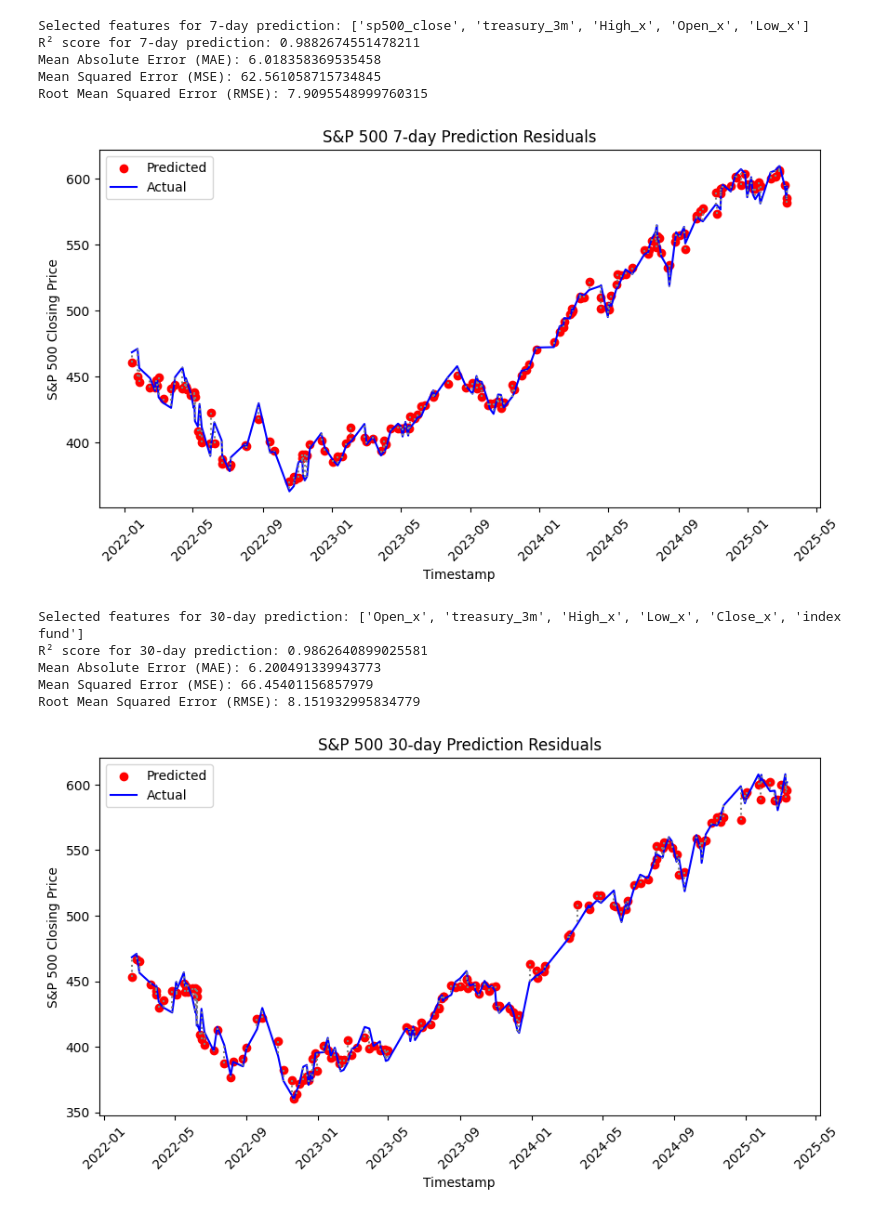
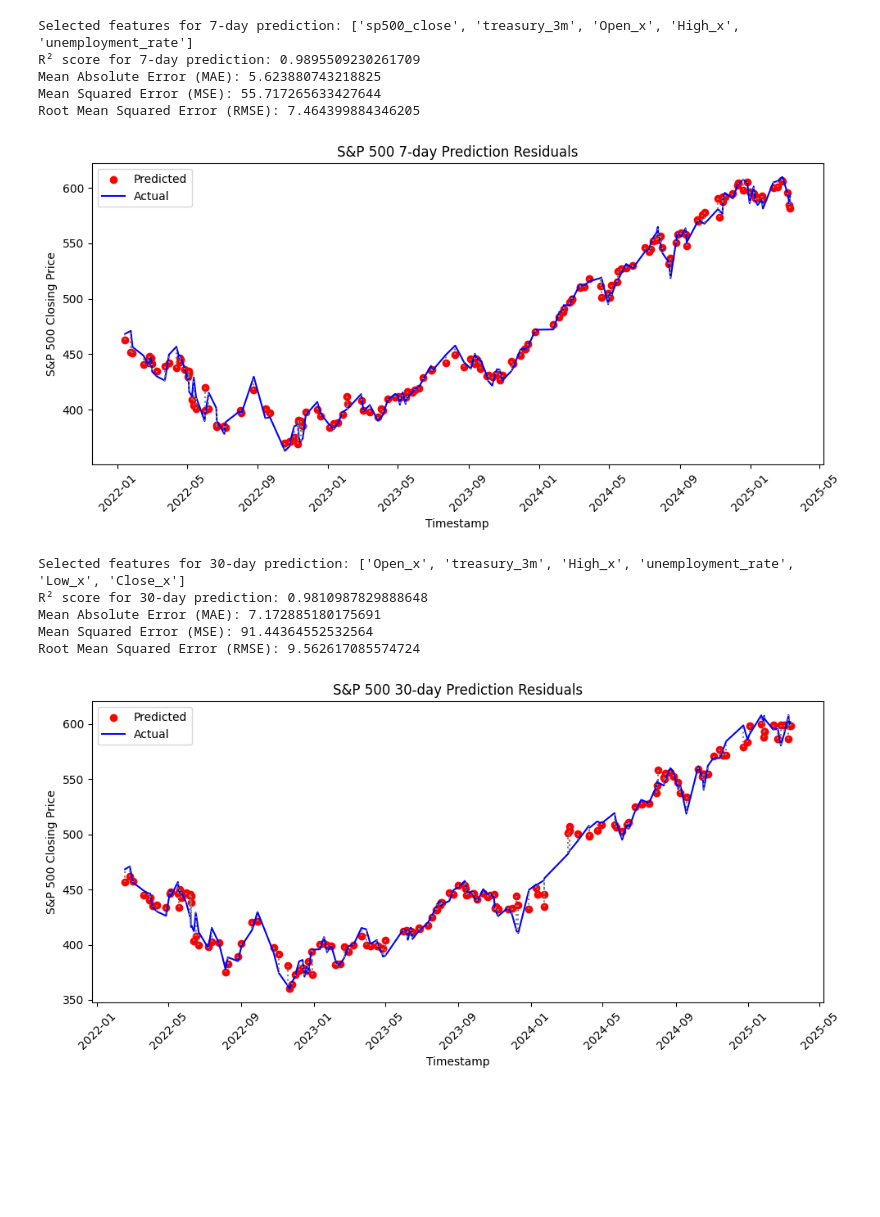
Before and after one commit to rasmuserlemann/publication_sp500_pred, a Jupyter notebook: random_forest.ipynb, the cells around one changed output. Cells and saved outputs as stored; diff of their text form; code cells hidden in the pictures; blank space fills up the shorter version.

```diff
--- a/random_forest.ipynb
+++ b/random_forest.ipynb
@@ -17,6 +17,9 @@ file_names = {
     "sp500": "sp500.csv",
     "treasury_3m": "treasury_3m.csv",
     "treasury_10y": "treasury_10y.csv",
+    "copper": "copper.csv",
+    "oil": "oil.csv",
+    "unemployment": "unemployment.csv"
 }
 
 # Load datasets
@@ -33,9 +36,18 @@ for key, file in file_names.items():
     else:
         print(f"File not found: {file_path}")
 
+# Standardize column names
+if "sp500" in data:
+    data["sp500"] = data["sp500"].rename(columns={"Close": "sp500_close"})
+if "copper" in data:
+    data["copper"] = data["copper"].rename(columns={"price": "copper_price"})
+if "oil" in data:
+    data["oil"] = data["oil"].rename(columns={"Close": "oil_close"})
+if "unemployment" in data:
+    data["unemployment"] = data["unemployment"].rename(columns={"Unemployment": "unemployment_rate"})
+
 # Merge datasets on timestamp
 sp500 = data["sp500"]
-sp500 = sp500.rename(columns={"Close": "sp500_close"})
 all_data = sp500[["timestamp", "sp500_close"]]
 
 for key, df in data.items():
@@ -94,42 +106,43 @@ for interval in prediction_intervals:
     rmse = np.sqrt(mse)
     results[interval] = {"R²": r2, "MAE": mae, "MSE": mse, "RMSE": rmse}
 
     print(f"R² score for {interval}-day prediction: {r2}")
     print(f"Mean Absolute Error (MAE): {mae}")
     print(f"Mean Squared Error (MSE): {mse}")
     print(f"Root Mean Squared Error (RMSE): {rmse}")
 
     # Sort values by timestamp for plotting
     sorted_indices = np.argsort(timestamps_test.values)
     timestamps_sorted = timestamps_test.values[sorted_indices]
     y_test_sorted = y_test.values[sorted_indices]
     y_pred_sorted = y_pred[sorted_indices]
 
     # Plot residuals
     plt.figure(figsize=(10, 5))
     plt.scatter(timestamps_sorted, y_pred_sorted, label="Predicted", color='red', marker='o')
     plt.plot(timestamps_sorted, y_test_sorted, label="Actual", color='blue')
     for i in range(len(timestamps_sorted)):
         plt.plot([timestamps_sorted[i], timestamps_sorted[i]], [y_pred_sorted[i], y_test_sorted[i]], color='gray', linestyle='dotted')
     plt.title(f"S&P 500 {interval}-day Prediction Residuals")
     plt.xlabel("Timestamp")
     plt.ylabel("S&P 500 Closing Price")
     plt.xticks(rotation=45)
     plt.legend()
+    plt.tight_layout()
     plt.show()
 
 # Output results
 print("Final results:", results)
 # %% [output]
-Selected features for 7-day prediction: ['sp500_close', 'treasury_3m', 'High_x', 'Open_x', 'Low_x']
-R² score for 7-day prediction: 0.9882674551478211
-Mean Absolute Error (MAE): 6.018358369535458
-Mean Squared Error (MSE): 62.561058715734845
-Root Mean Squared Error (RMSE): 7.9095548999760315
+Selected features for 7-day prediction: ['sp500_close', 'treasury_3m', 'Open_x', 'High_x', 'unemployment_rate']
+R² score for 7-day prediction: 0.9895509230261709
+Mean Absolute Error (MAE): 5.623880743218825
+Mean Squared Error (MSE): 55.717265633427644
+Root Mean Squared Error (RMSE): 7.464399884346205
-[figure, old version]
+[figure, new version]
-Selected features for 30-day prediction: ['Open_x', 'treasury_3m', 'High_x', 'Low_x', 'Close_x', 'index fund']
-R² score for 30-day prediction: 0.9862640899025581
-Mean Absolute Error (MAE): 6.200491339943773
-Mean Squared Error (MSE): 66.45401156857979
-Root Mean Squared Error (RMSE): 8.151932995834779
+Selected features for 30-day prediction: ['Open_x', 'treasury_3m', 'High_x', 'unemployment_rate', 'Low_x', 'Close_x']
+R² score for 30-day prediction: 0.9810987829888648
+Mean Absolute Error (MAE): 7.172885180175691
+Mean Squared Error (MSE): 91.44364552532564
+Root Mean Squared Error (RMSE): 9.562617085574724
-[figure, old version]
+[figure, new version]
```
Also changed, not shown: parts of 1 cell of this notebook, 7 other files.
